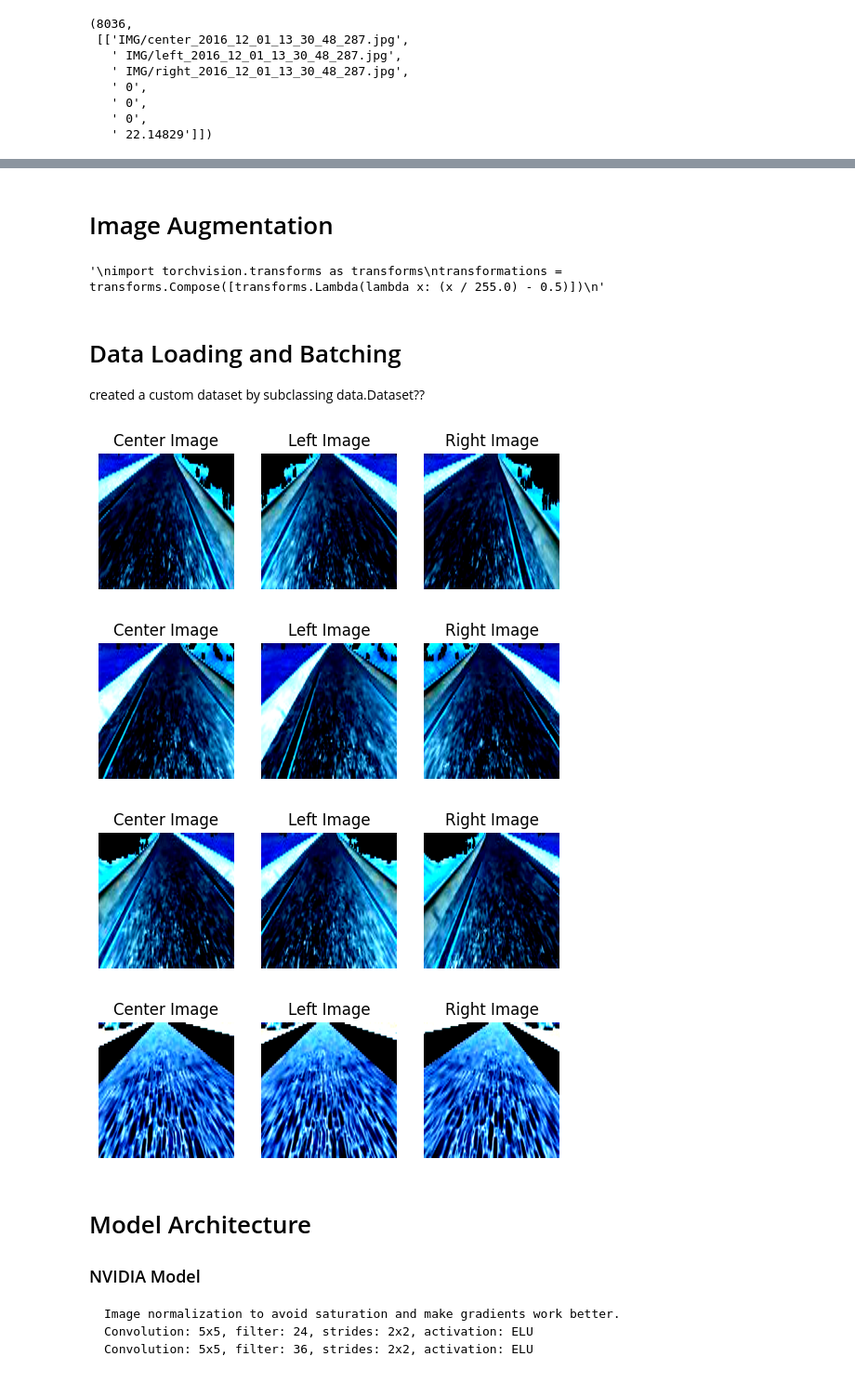
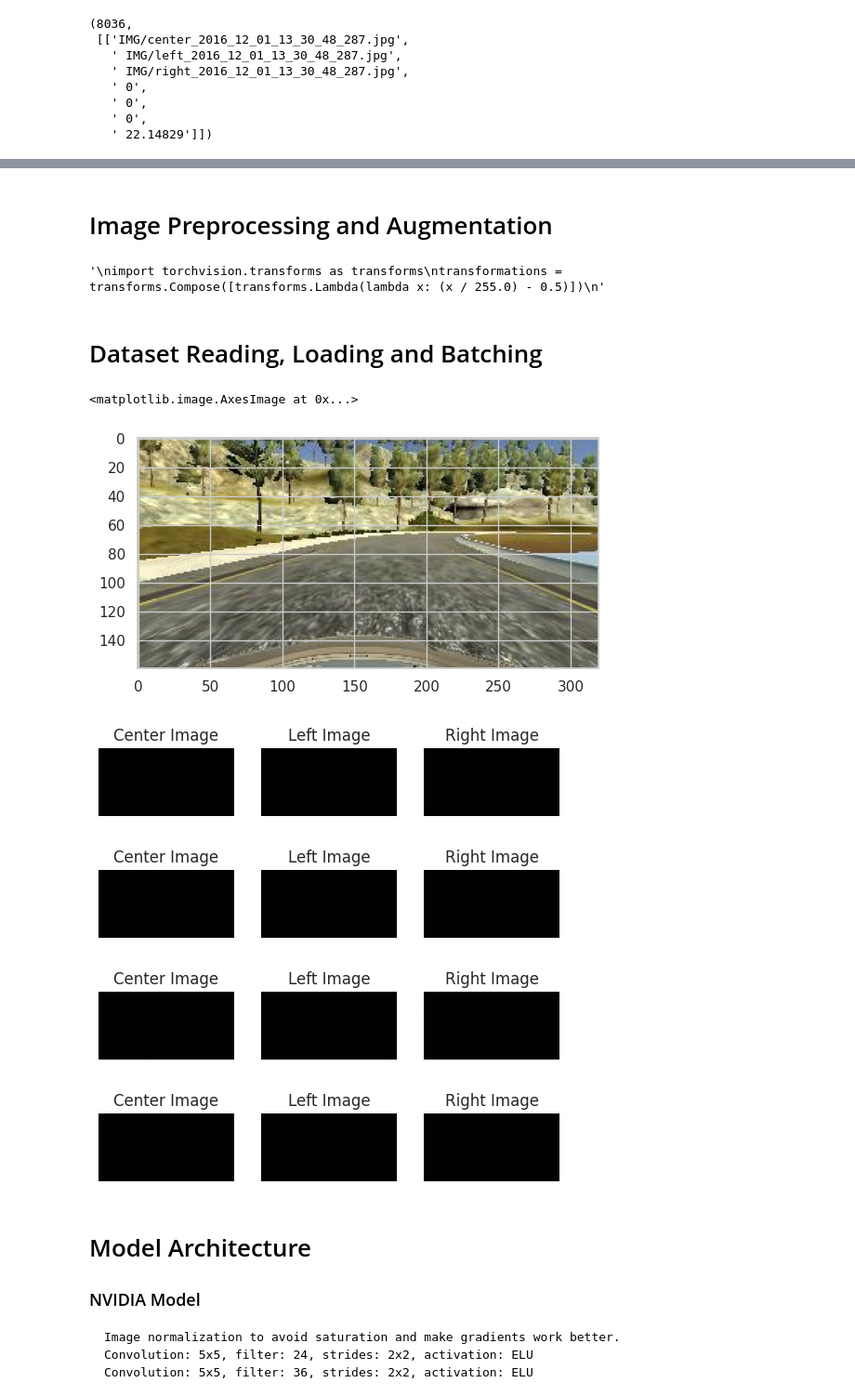
Before and after one commit to No1Talent/DLSelfDrivingCars, a Jupyter notebook: Self_Driving_Car.ipynb, the cells around one changed output, grey strips where cells are left out. Shown: that part at 93% size. Cells and saved outputs as stored; diff of their text form; code cells hidden in the pictures.

```diff
--- a/Self_Driving_Car.ipynb
+++ b/Self_Driving_Car.ipynb
@@ -70,2 +106,2 @@ len(samples), samples[:1]
 # %% [markdown]
-# Image Augmentation
+# Image Preprocessing and Augmentation
@@ -85,0 +108,12 @@ def augment(img_name, angle):
+# %%
+import cv2
+import numpy as np
+
+def path_to_img(img_path):
+    img = cv2.imread(f'data/{img_path}')
+    return img
+
+def path_to_img(img_path, angle):
+    path = f'data/IMG/{img_path.split("/")[-1]}'
+    current_image = cv2.imread(path)[65:-25, :, :]
+    # [row_from : row_to, col_from, col_to]
@@ -105,8 +152,7 @@ transformations = transforms.Compose([transforms.Lambda(lambda x: (x / 255.0) -
 '''
 # %% [output]
 '\nimport torchvision.transforms as transforms\ntransformations = transforms.Compose([transforms.Lambda(lambda x: (x / 255.0) - 0.5)])\n'
-# %% [markdown]
-# Data Loading and Batching
-created a custom dataset by subclassing data.Dataset??
+# %% [markdown]
+# Dataset Reading, Loading and Batching
 # %%
 import torch
@@ -137,46 +183,55 @@ class MyDataset(Dataset):
     def __len__(self):
         return len(self.samples)
 # %%
-from torch.utils import data
-
-dset_train = Dataset(train_samples, transformations)
-loader_train = data.DataLoader(dset_train, batch_size=64, shuffle=True, num_workers=6)
+dset_train = CarImageDataset(train_samples, transformations)
+loader_train = DataLoader(dset_train, batch_size=64, shuffle=True, num_workers=6)
 # params = {'batch_size': 32, 'shuffle': True, 'num_workers': 4}
 # loader_train = data.DataLoader(dset_train, **params)
 
-dset_valid = Dataset(validation_samples, transformations)
-loader_valid = data.DataLoader(dset_valid, batch_size=64, shuffle=False, num_workers=6)
+dset_valid = CarImageDataset(validation_samples, transformations)
+loader_valid = DataLoader(dset_valid, batch_size=64, shuffle=False, num_workers=6)
+# %%
+# get a batch for plotting
+(center_img, steering_angle_center), (left_img, steering_angle_left), (right_img, steering_angle_right) = next(iter(loader_valid))
+# %%
+center_img_new = path_to_img(center_img[0])
+center_img_new
+plt.imshow(np.transpose(center_img_new, (1, 2, 0)))
+# %% [output]
+<matplotlib.image.AxesImage at 0x...>
+[figure, added]
 # %%
 import matplotlib.pyplot as plt
 import numpy as np
 
 # Define a function to display images
-def imshow(img, title):
-    img = np.clip(img, 0, 1)
-    plt.imshow(np.transpose(img, (1, 2, 0)))
-    plt.title(title)
-    plt.axis('off')
+def imshow(img, title= None):
+  img = path_to_img(img)
+  img = np.clip(img, 0, 1)
+  plt.imshow(np.transpose(img, (1, 2, 0)))
+  plt.title(title)
+  plt.axis('off')
 
 # Visualize the batch of images
-for i in range(len(center_images)-60):
+for i in range(len(center_img)-60):
     # Display Center Image
     plt.subplot(1, 3, 1)
-    imshow(center_images[i], title="Center Image")
+    imshow(center_img[i], title="Center Image")
 
     # Display Left Image
     plt.subplot(1, 3, 2)
-    imshow(left_images[i], title="Left Image")
+    imshow(left_img[i], title="Left Image")
 
     # Display Right Image
     plt.subplot(1, 3, 3)
-    imshow(right_images[i], title="Right Image")
+    imshow(right_img[i], title="Right Image")
 
     plt.show()
 # %% [output]
-[figure, old version]
+[figure, new version]
-[figure, old version]
+[figure, new version]
-[figure, old version]
+[figure, new version]
-[figure, old version]
+[figure, new version]
 # %% [markdown]
 # Model Architecture
 
```
Also changed, not shown: parts of 12 cells of this notebook.
